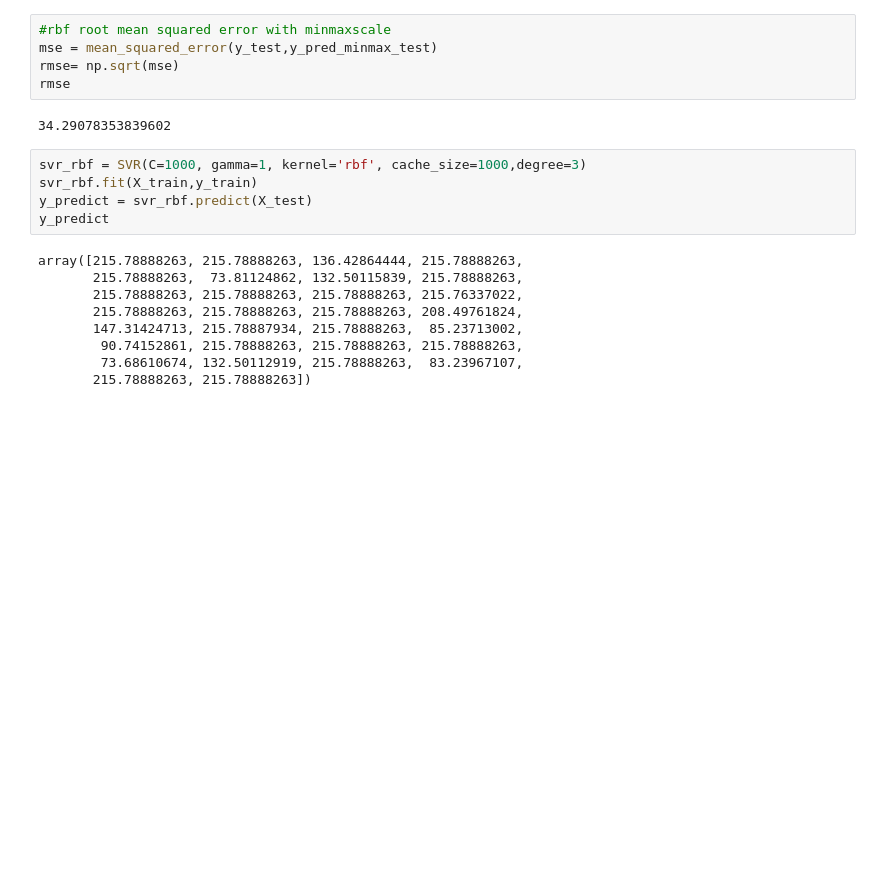
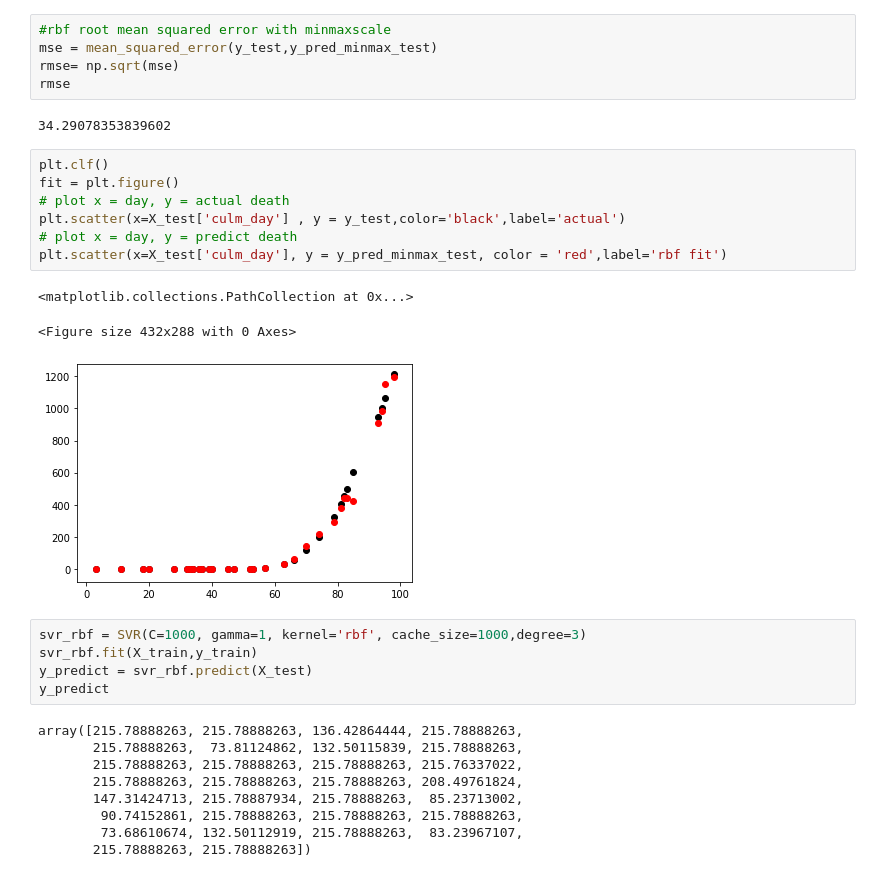
Before and after one commit to Mlu13/Bioinfo-Simulation, a Jupyter notebook: Nancy Support Vector Regression.ipynb, the cells around one changed output. Drawn from its saved outputs; the diff is of its cells as text; blank space fills up the shorter version.

Commit message:
added actual vs predicted plots

```diff
--- a/Nancy Support Vector Regression.ipynb
+++ b/Nancy Support Vector Regression.ipynb
@@ -287,6 +287,17 @@ rmse= np.sqrt(mse)
 rmse
 # %% [output]
 34.29078353839602
+# %%
+plt.clf()
+fit = plt.figure()
+# plot x = day, y = actual death
+plt.scatter(x=X_test['culm_day'] , y = y_test,color='black',label='actual')
+# plot x = day, y = predict death
+plt.scatter(x=X_test['culm_day'], y = y_pred_minmax_test, color = 'red',label='rbf fit')
+# %% [output]
+<matplotlib.collections.PathCollection at 0x...>
+<Figure size 432x288 with 0 Axes>
+[figure, added]
 # %%
 svr_rbf = SVR(C=1000, gamma=1, kernel='rbf', cache_size=1000,degree=3)
 svr_rbf.fit(X_train,y_train)
```
Also changed, not shown: parts of 3 cells of this notebook.
